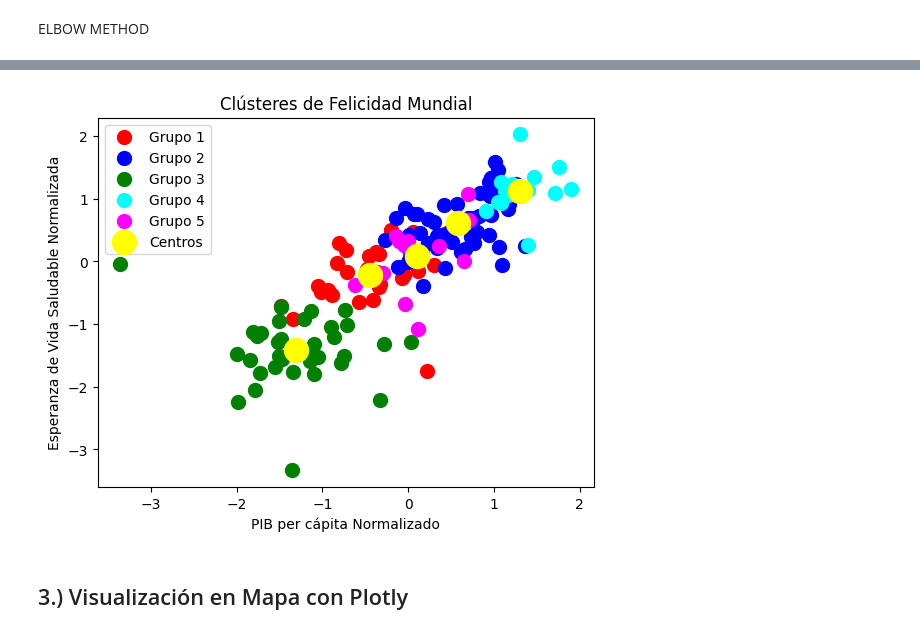
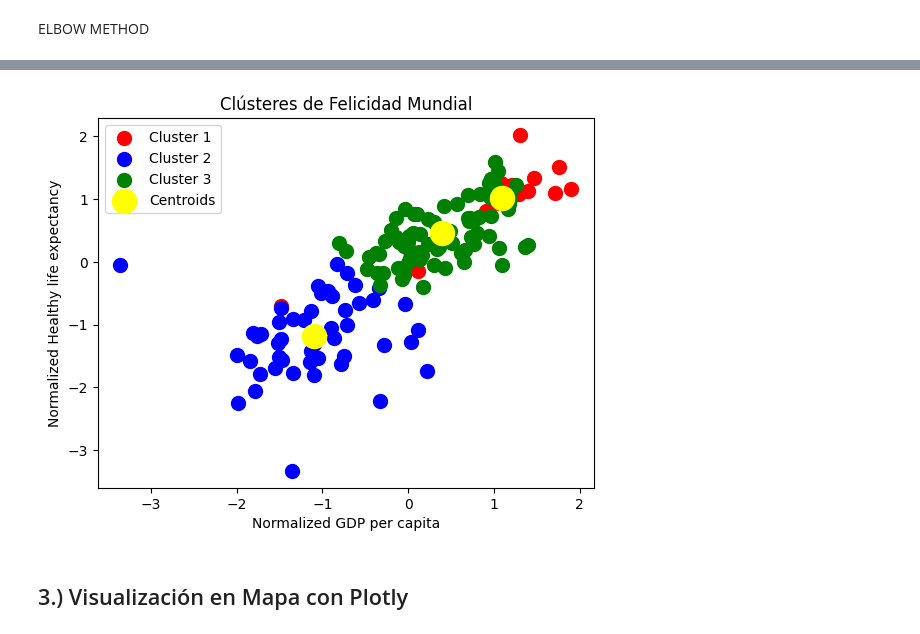
Before and after one commit to jesusdme/taller-clustering, a Jupyter notebook: Taller clustering.ipynb, the cells around one changed output, grey strips where cells are left out. Drawn from its saved outputs; the diff is of its cells as text; code cells hidden in the pictures.

```diff
--- a/Taller clustering.ipynb
+++ b/Taller clustering.ipynb
@@ -139,5 +134,5 @@ plt.show()
 # %%
 # Creación del modelo KMeans con el número óptimo de clusters
-n_clusters_optimo = 5  # Reemplaza esto con el número óptimo que encontraste en el paso anterior
+n_clusters_optimo = 3  # Asumiendo que el gráfico del codo indica 3 como número óptimo
 kmeans = KMeans(n_clusters=n_clusters_optimo, init='k-means++', random_state=42)
 y_kmeans = kmeans.fit_predict(X)
@@ -144,22 +141,21 @@ y_kmeans = kmeans.fit_predict(X)
 # %%
+# Visualización de los clusters formados
+plt.scatter(X[y_kmeans == 0, 0], X[y_kmeans == 0, 1], s=100, c='red', label='Cluster 1')
+plt.scatter(X[y_kmeans == 1, 0], X[y_kmeans == 1, 1], s=100, c='blue', label='Cluster 2')
+plt.scatter(X[y_kmeans == 2, 0], X[y_kmeans == 2, 1], s=100, c='green', label='Cluster 3')
 
-# Visualización de los clusters formados
-plt.scatter(X[y_kmeans == 0, 0], X[y_kmeans == 0, 1], s=100, c='red', label='Grupo 1')
-plt.scatter(X[y_kmeans == 1, 0], X[y_kmeans == 1, 1], s=100, c='blue', label='Grupo 2')
-plt.scatter(X[y_kmeans == 2, 0], X[y_kmeans == 2, 1], s=100, c='green', label='Grupo 3')
-plt.scatter(X[y_kmeans == 3, 0], X[y_kmeans == 3, 1], s=100, c='cyan', label='Grupo 4')
-plt.scatter(X[y_kmeans == 4, 0], X[y_kmeans == 4, 1], s=100, c='magenta', label='Grupo 5')
-plt.scatter(kmeans.cluster_centers_[:, 0], kmeans.cluster_centers_[:, 1], s=300, c='yellow', label='Centros')
+# Centros de los clusters
+plt.scatter(kmeans.cluster_centers_[:, 0], kmeans.cluster_centers_[:, 1], s=300, c='yellow', label='Centroids')
 plt.title('Clústeres de Felicidad Mundial')
-plt.xlabel('PIB per cápita Normalizado')
-plt.ylabel('Esperanza de Vida Saludable Normalizada')
+plt.xlabel('Normalized GDP per capita')
+plt.ylabel('Normalized Healthy life expectancy')
 plt.legend()
 plt.show()
 
 # Añadir las etiquetas de los grupos al conjunto de datos original para análisis posteriores
-happiness_data['Grupo'] = y_kmeans
+happiness_data['Cluster'] = y_kmeans
 # %% [output]
-[figure, old version]
+[figure, new version]
 # %% [markdown]
 ## 3.) Visualización en Mapa con Plotly
 # %%
```
Also changed, not shown: parts of 4 cells of this notebook.
